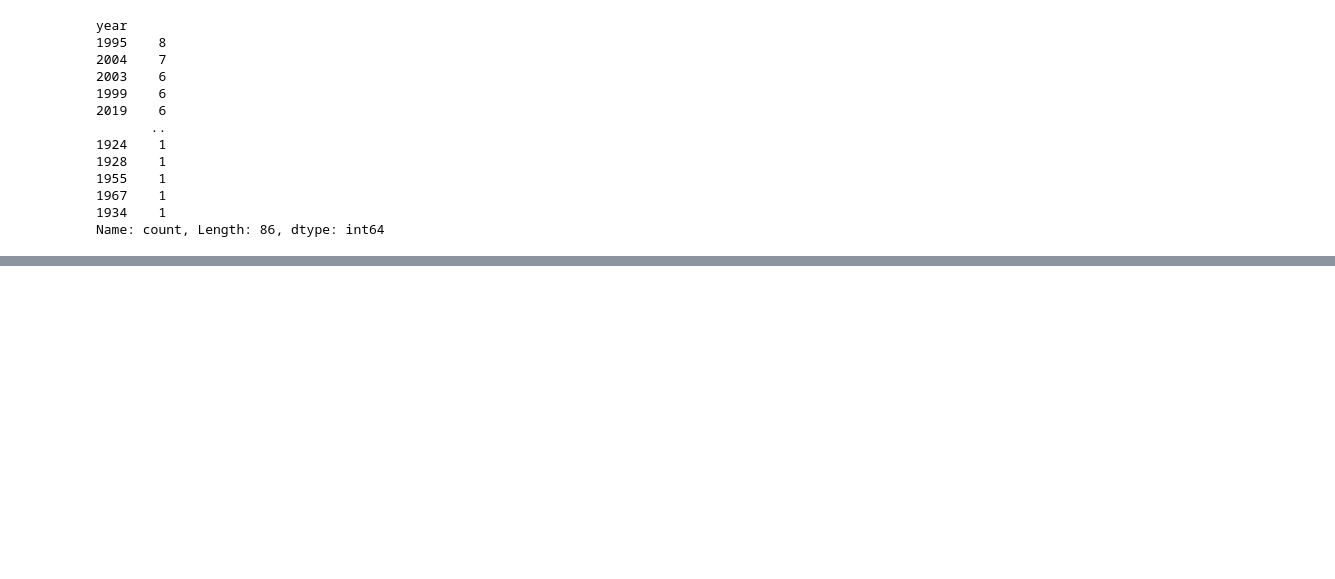
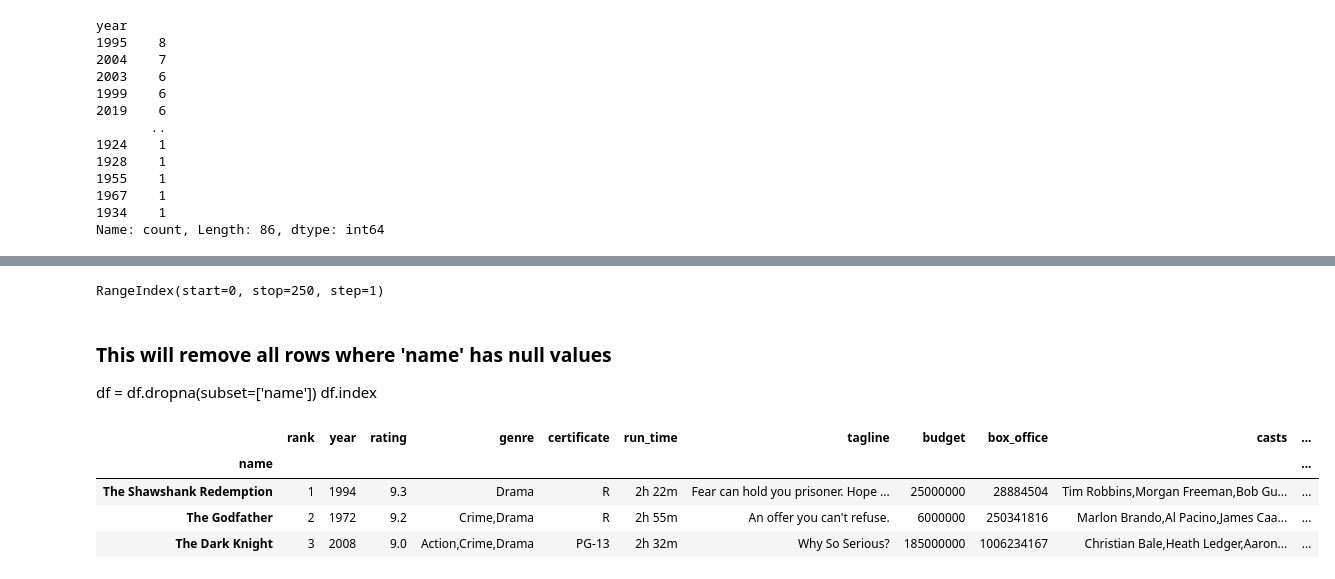
Before and after one commit to SaurabhSSB/python_module_pandas, a Jupyter notebook: src/2. dataframe_basics.ipynb, the cells around one changed output, grey strips where cells are left out. Saved outputs shown, nothing was run; the diff lists cells and outputs as text; code cells hidden in the pictures; blank space fills up the shorter version.

```diff
--- a/src/2. dataframe_basics.ipynb
+++ b/src/2. dataframe_basics.ipynb
@@ -109,0 +223,17 @@ df_new
+# %%
+df.index
+# %% [output]
+RangeIndex(start=0, stop=250, step=1)
+# %% [markdown]
+### This will remove all rows where 'name' has null values
+df = df.dropna(subset=['name'])
+df.index
+# %%
+df.set_index("name", inplace= True)
+df.head(3)
+# %% [output]
+|  | rank | year | rating | genre | certificate | run_time | tagline | budget | box_office | casts | ... |
+| name |  |  |  |  |  |  |  |  |  |  | ... |
+| The Shawshank Redemption | 1 | 1994 | 9.3 | Drama | R | 2h 22m | Fear can hold you prisoner. Hope ... | 25000000 | 28884504 | Tim Robbins,Morgan Freeman,Bob Gu... | ... |
+| The Godfather | 2 | 1972 | 9.2 | Crime,Drama | R | 2h 55m | An offer you can't refuse. | 6000000 | 250341816 | Marlon Brando,Al Pacino,James Caa... | ... |
+| The Dark Knight | 3 | 2008 | 9.0 | Action,Crime,Drama | PG-13 | 2h 32m | Why So Serious? | 185000000 | 1006234167 | Christian Bale,Heath Ledger,Aaron... | ... |
```
Also changed, not shown: parts of 19 cells of this notebook.
